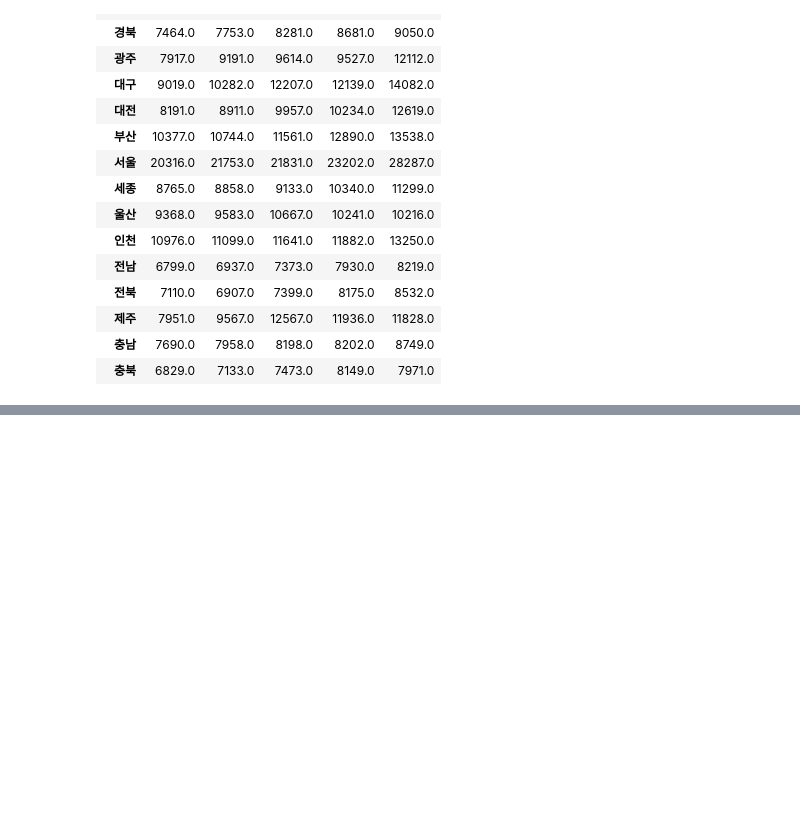
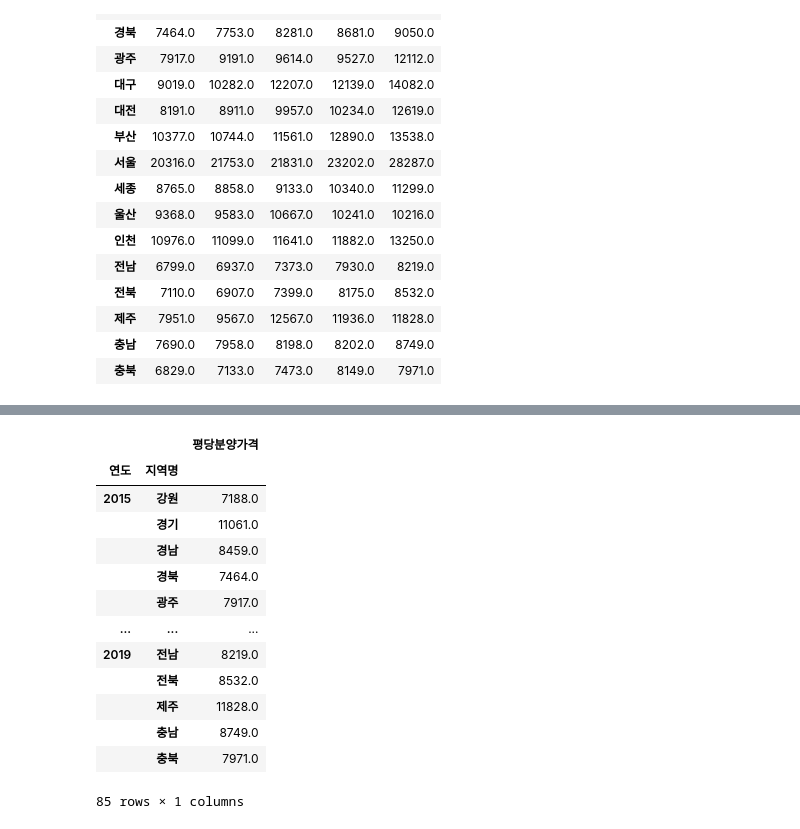
Before and after one commit to TacticalCoders/data-analysis, a Jupyter notebook: 01-apt-price.ipynb, the cells around one changed output, grey strips where cells are left out. Drawn from its saved outputs; the diff is of its cells as text; code cells hidden in the pictures; blank space fills up the shorter version.

```diff
--- a/01-apt-price.ipynb
+++ b/01-apt-price.ipynb
@@ -598,0 +666,19 @@ g.unstack().round().T #T로 행과 열을 서로 바꿀 수 있다.
+# %%
+# g = df_last.groupby(["연도","지역명"])["평당분양가격"].mean()
+p = pd.pivot_table(df_last, index=["연도","지역명"], values="평당분양가격").round()
+p
+# %% [output]
+|  |  | 평당분양가격 |
+| 연도 | 지역명 |  |
+| 2015 | 강원 | 7188.0 |
+|  | 경기 | 11061.0 |
+|  | 경남 | 8459.0 |
+|  | 경북 | 7464.0 |
+|  | 광주 | 7917.0 |
+| ... | ... | ... |
+| 2019 | 전남 | 8219.0 |
+|  | 전북 | 8532.0 |
+|  | 제주 | 11828.0 |
+|  | 충남 | 8749.0 |
+|  | 충북 | 7971.0 |
+85 rows × 1 columns
```
Also changed, not shown: parts of 9 cells of this notebook.
